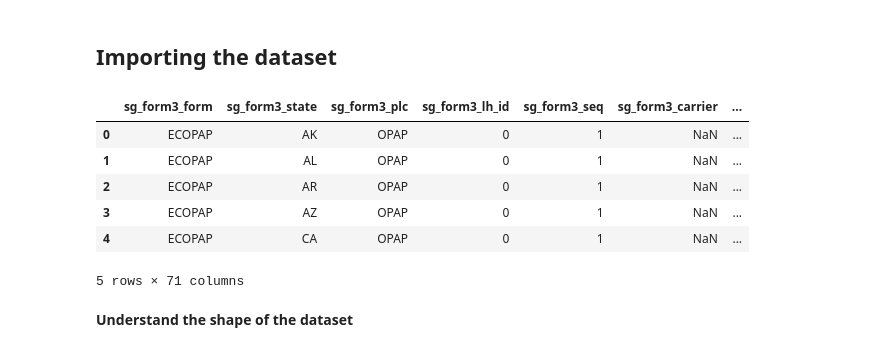
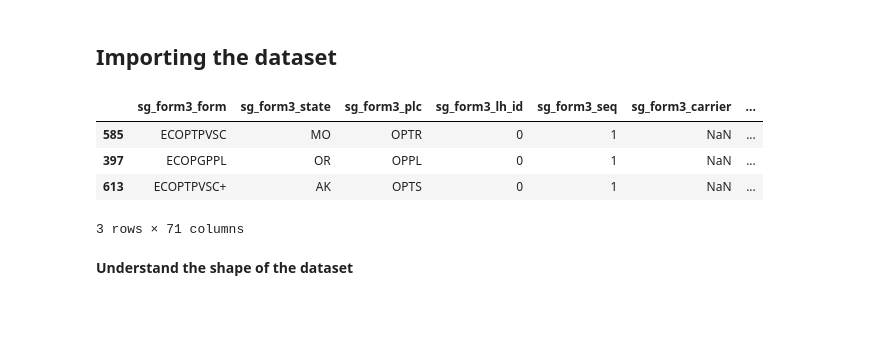
Before and after one commit to boborodono/Great_Learning, a Jupyter notebook: EDA Prep Jupyter Notebook/Hands_on_Notebook_ExploratoryDataAnalysis.ipynb, the cells around one changed output. Saved outputs shown, nothing was run; the diff lists cells and outputs as text; code cells hidden in the pictures; blank space fills up the shorter version.

```diff
--- a/EDA Prep Jupyter Notebook/Hands_on_Notebook_ExploratoryDataAnalysis.ipynb
+++ b/EDA Prep Jupyter Notebook/Hands_on_Notebook_ExploratoryDataAnalysis.ipynb
@@ -59,40 +59,38 @@ output_file = os.path.join(csv_directory, CSV_file_name + ".parquet")
 # %%
 def convert_to_parquet(input_file, output_file):
     # Read the input file into a Pandas DataFrame
     data = pd.read_csv(input_file, chunksize = 100000)
     data_combined = pd.concat(data)
 
     # Convert the DataFrame to an Arrow Table
     table = pa.Table.from_pandas(data_combined)
 
     # Write the Arrow Table to a Parquet file
     pq.write_table(table, output_file)
 
 def read_parquet_to_dataframe(parquet_file):
     # Read the Parquet file into an Arrow Table
     table = pq.read_table(parquet_file)
 
     # Convert the Arrow Table to a Pandas DataFrame
     df = table.to_pandas()
 
     return df
 
 # Convert the CSV file to Parquet
 convert_to_parquet(input_file, output_file)
 
 # Read the Parquet file back into a DataFrame
 df = read_parquet_to_dataframe(output_file)
 
 # Perform operations on the DataFrame as needed
-df.head()
+df.sample(3)
 # %% [output]
 |  | sg_form3_form | sg_form3_state | sg_form3_plc | sg_form3_lh_id | sg_form3_seq | sg_form3_carrier | ... |
-| 0 | ECOPAP | AK | OPAP | 0 | 1 | NaN | ... |
-| 1 | ECOPAP | AL | OPAP | 0 | 1 | NaN | ... |
-| 2 | ECOPAP | AR | OPAP | 0 | 1 | NaN | ... |
-| 3 | ECOPAP | AZ | OPAP | 0 | 1 | NaN | ... |
-| 4 | ECOPAP | CA | OPAP | 0 | 1 | NaN | ... |
+| 585 | ECOPTPVSC | MO | OPTR | 0 | 1 | NaN | ... |
+| 397 | ECOPGPPL | OR | OPPL | 0 | 1 | NaN | ... |
+| 613 | ECOPTPVSC+ | AK | OPTS | 0 | 1 | NaN | ... |
-5 rows × 71 columns
+3 rows × 71 columns
 # %% [markdown]
 **Understand the shape of the dataset**
 # %%
```
Also changed, not shown: parts of 49 cells of this notebook, 2 other files.
